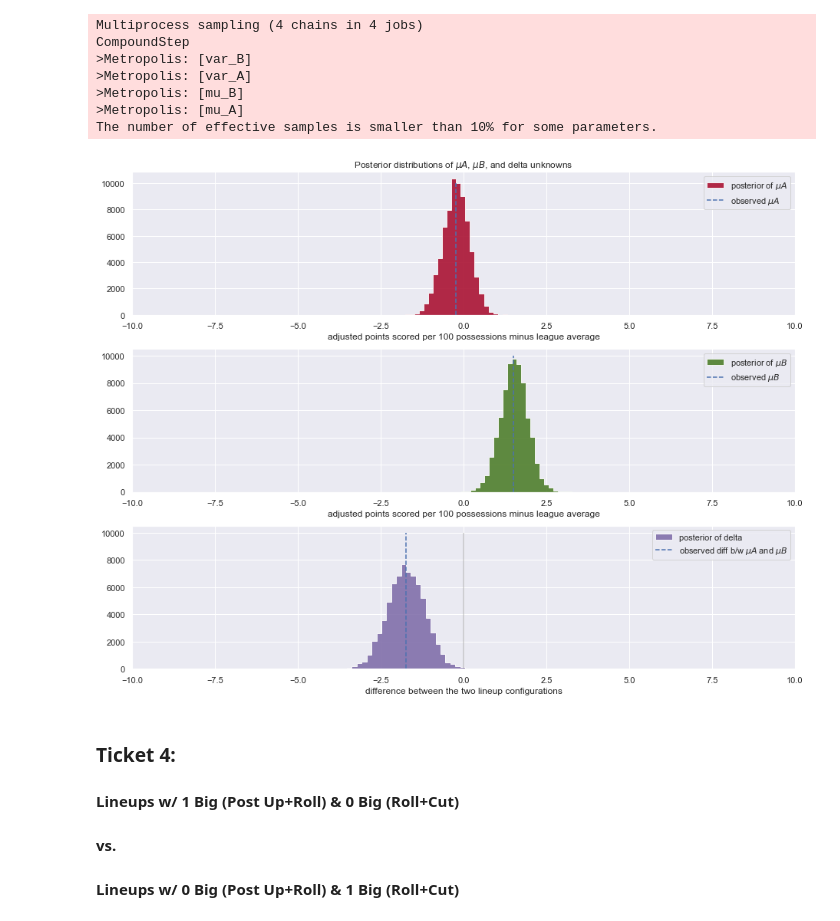
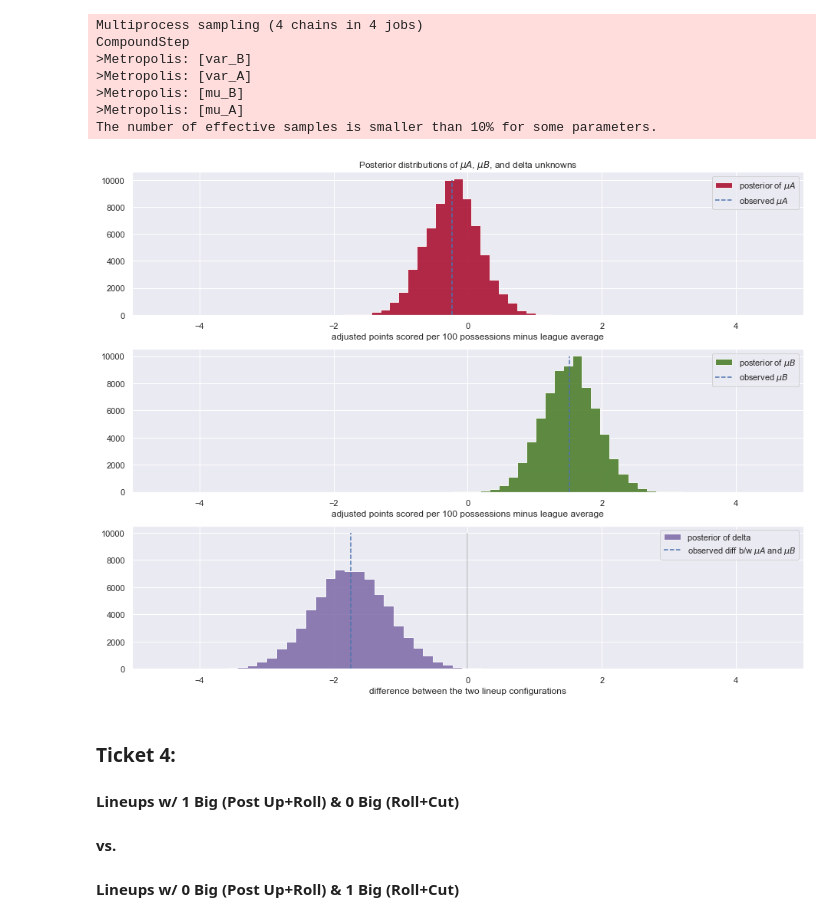
Before and after one commit to xulianrenzoku/synergy_clustering, a Jupyter notebook: nba_clustering_lineup_models.ipynb, the cells around one changed output. Cells and saved outputs as stored; diff of their text form; code cells hidden in the pictures.

```diff
--- a/nba_clustering_lineup_models.ipynb
+++ b/nba_clustering_lineup_models.ipynb
@@ -976,37 +985,37 @@ figsize(13, 10)
 #histogram of posteriors
 
 plt.subplot(3, 1, 1)
 plt.hist(mu_A_samples, histtype='stepfilled', bins=25, alpha=0.85,
          label=r'posterior of $\mu A$', color='#A60628')
 plt.vlines(avg_diff_A, 0, 10000, linestyle='--',
            label=r'observed $\mu A$')
 plt.legend(loc='upper right')
-plt.xlim(-10, 10)
+plt.xlim(-5, 5)
 plt.xlabel('adjusted points scored per 100 possessions minus league average')
 plt.title(r'Posterior distributions of $\mu A$, $\mu B$, and delta unknowns')
 
 plt.subplot(3, 1, 2)
 plt.hist(mu_B_samples, histtype='stepfilled', bins=25, alpha=0.85,
          label=r'posterior of $\mu B$', color='#467821')
 plt.vlines(avg_diff_B, 0, 10000, linestyle='--',
            label=r'observed $\mu B$')
 plt.legend(loc='upper right')
-plt.xlim(-10, 10)
+plt.xlim(-5, 5)
 plt.xlabel('adjusted points scored per 100 possessions minus league average')
 
 plt.subplot(3, 1, 3)
 plt.hist(delta_samples, histtype='stepfilled', bins=30, alpha=0.85,
          label=r'posterior of delta', color='#7A68A6')
 plt.vlines(avg_diff_A - avg_diff_B, 0, 10000, linestyle='--',
            label=r'observed diff b/w $\mu A$ and $\mu B$')
 plt.vlines(0, 0, 10000, color='black', alpha=0.2)
 plt.legend(loc='upper right');
-plt.xlim(-10, 10)
+plt.xlim(-5, 5)
 plt.xlabel('difference between the two lineup configurations')
 
 plt.tight_layout()
 # %% [output]
-[figure, old version]
+[figure, new version]
 # %% [markdown]
 ### Ticket 4:
 #### Lineups w/ 1 Big (Post Up+Roll) & 0 Big (Roll+Cut)
```
Also changed, not shown: parts of 6 cells of this notebook.
